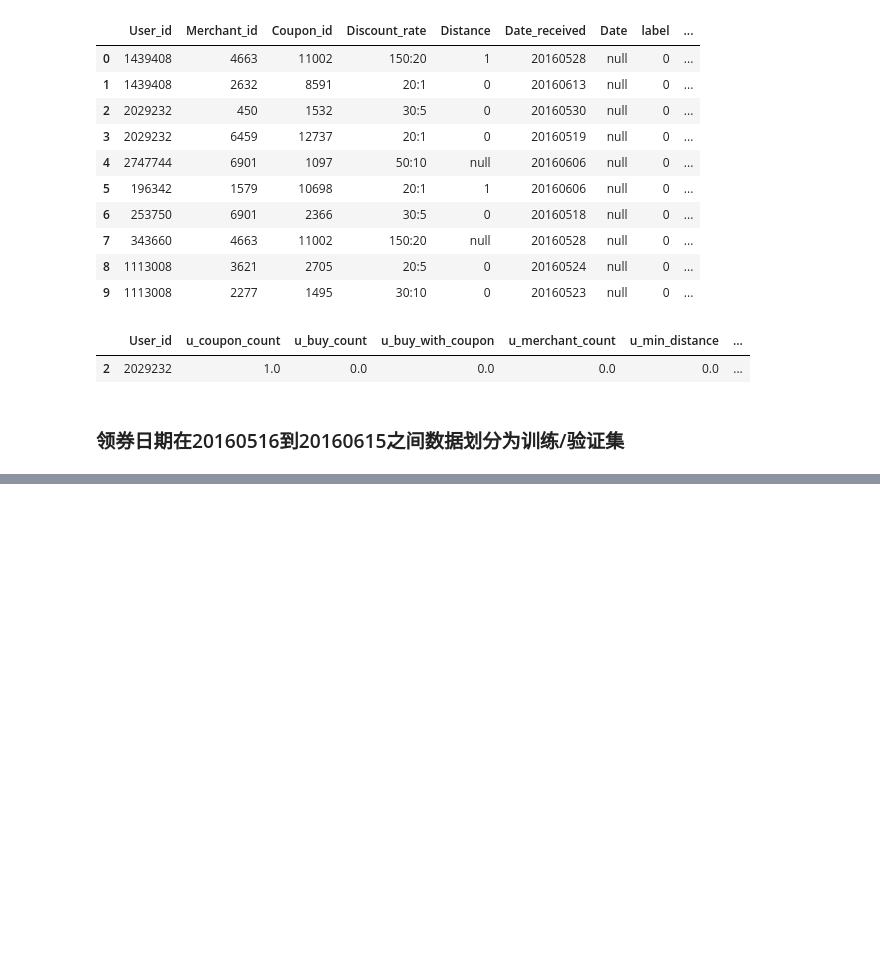
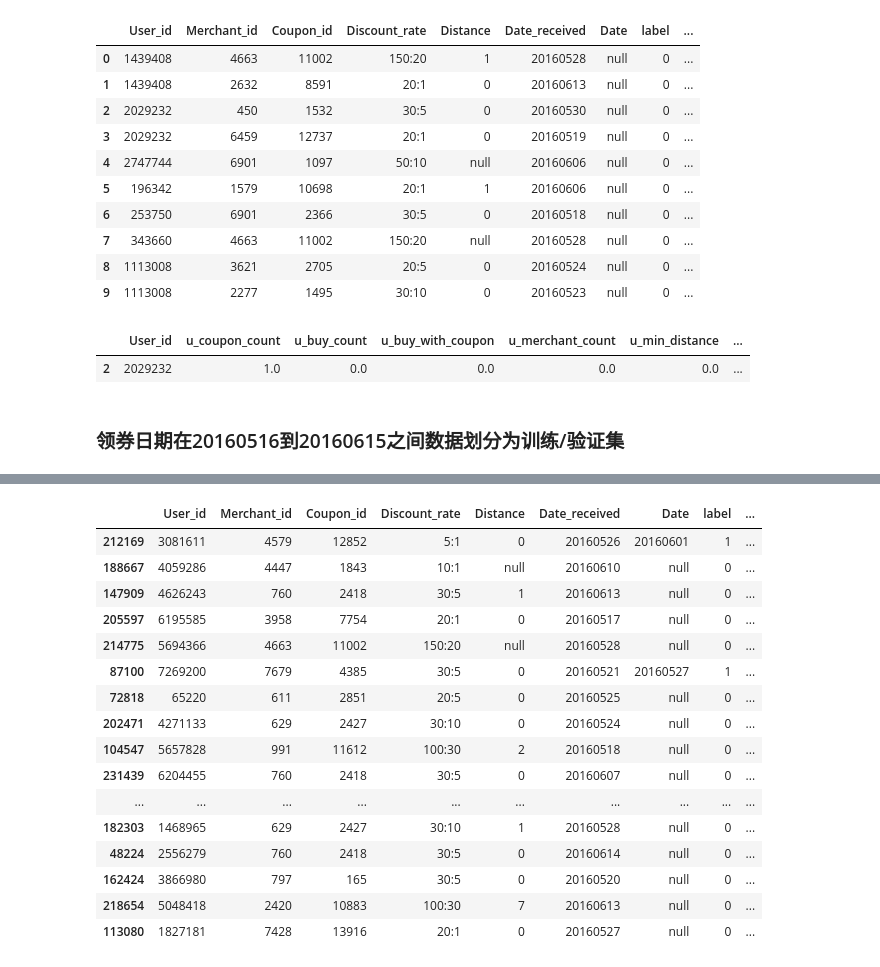
Before and after one commit to Gavin16/Albb-TC-Competition, a Jupyter notebook: projects/ipynb/mymodel.ipynb, the cells around one changed output, grey strips where cells are left out. Drawn from its saved outputs; the diff is of its cells as text; code cells hidden in the pictures; blank space fills up the shorter version.

```diff
--- a/projects/ipynb/mymodel.ipynb
+++ b/projects/ipynb/mymodel.ipynb
@@ -170,7 +177,7 @@ from addFeature import userFeature,merchantFeature,usermerchantFeature
 # %%
 userfeature = userFeature(feature)
 merchantfeature = merchantFeature(feature)
-usermerchantFeature = usermerchantFeature(feature)
+usermerchantfeature = usermerchantFeature(feature)
 # %% [output]
 ['User_id', 'u_coupon_count', 'u_buy_count', 'u_buy_with_coupon', 'u_merchant_count', 'u_min_distance', 'u_max_distance', 'u_mean_distance', 'u_median_distance', 'u_use_coupon_rate', 'u_buy_with_coupo ...
 ['Merchant_id', 'm_coupon_count', 'm_sale_count', 'm_sale_with_coupon', 'm_min_distance', 'm_max_distance', 'm_mean_distance', 'm_median_distance', 'm_coupon_use_rate', 'm_sale_with_coupon_rate']
@@ -185,9 +192,9 @@ userfeature.head()
 | 3 | 2223968 | 1.0 | 0.0 | 0.0 | 0.0 | 0.0 | ... |
 | 4 | 73611 | 1.0 | 0.0 | 0.0 | 0.0 | 0.0 | ... |
 # %%
-data_tv = pd.merge(data,userfeature,how='left',on='User_id')
-data_tv = pd.merge(data_tv,merchantfeature,how='left',on='Merchant_id')
-data_tv = pd.merge(data_tv,usermerchantFeature,how='left',on=['User_id','Merchant_id'])
+data_tv = pd.merge(data,userfeature,how='left',on='User_id').fillna(0)
+data_tv = pd.merge(data_tv,merchantfeature,how='left',on='Merchant_id').fillna(0)
+data_tv = pd.merge(data_tv,usermerchantfeature,how='left',on=['User_id','Merchant_id']).fillna(0)
 # %%
 pd.set_option('display.max_columns',None)
 data_tv.head(10)
@@ -212,3 +219,8 @@ userfeature[userfeature['User_id']==2029232]
 ###  领券日期在20160516到20160615之间数据划分为训练/验证集
 # %%
 train,valid = train_test_split(data_tv,stratify=data_tv['label'],random_state=100)
+# %%
+weekdaycols = ['weekday_' + str(i) for i in range(1, 8)]
+original_feature = ['discount_rate', 'discount_type', 'discount_expire', 'discount_amount', 'distance', 'weekday',
+                    'weekday_type'] + weekdaycols
+predictors = original_feature+userfeature.columns.tolist()[1:]+merchantfeature.columns.tolist()[1:]+usermerchantfeature.columns.tolist()[1:]
@@ -214,0 +275,33 @@ train,valid = train_test_split(data_tv,stratify=data_tv['label'],random_state=10
+# %%
+if not os.path.isfile('model_1.pkl'):
+    model = check_model(train, predictors)
+    print(model.best_score_)
+    print(model.best_params_)
+    with open('model_1.pkl', 'wb') as f:
+        pickle.dump(model, f)
+else:
+    # 训练集和验证集的划分是按固定的时间划分的,因此第一次训练好的模型之后可以直接用
+    with open('model_1.pkl', 'rb') as f:
+        model = pickle.load(f)
+# %%
+valid_tmp = valid.copy()
+valid_tmp['pred_prob'] = model.predict_proba(valid_tmp[predictors])[:,1]
+valid_tmp.head(20)
+# %% [output]
+|  | User_id | Merchant_id | Coupon_id | Discount_rate | Distance | Date_received | Date | label | ... |
+| 212169 | 3081611 | 4579 | 12852 | 5:1 | 0 | 20160526 | 20160601 | 1 | ... |
+| 188667 | 4059286 | 4447 | 1843 | 10:1 | null | 20160610 | null | 0 | ... |
+| 147909 | 4626243 | 760 | 2418 | 30:5 | 1 | 20160613 | null | 0 | ... |
+| 205597 | 6195585 | 3958 | 7754 | 20:1 | 0 | 20160517 | null | 0 | ... |
+| 214775 | 5694366 | 4663 | 11002 | 150:20 | null | 20160528 | null | 0 | ... |
+| 87100 | 7269200 | 7679 | 4385 | 30:5 | 0 | 20160521 | 20160527 | 1 | ... |
+| 72818 | 65220 | 611 | 2851 | 20:5 | 0 | 20160525 | null | 0 | ... |
+| 202471 | 4271133 | 629 | 2427 | 30:10 | 0 | 20160524 | null | 0 | ... |
+| 104547 | 5657828 | 991 | 11612 | 100:30 | 2 | 20160518 | null | 0 | ... |
+| 231439 | 6204455 | 760 | 2418 | 30:5 | 0 | 20160607 | null | 0 | ... |
+| ... | ... | ... | ... | ... | ... | ... | ... | ... | ... |
+| 182303 | 1468965 | 629 | 2427 | 30:10 | 1 | 20160528 | null | 0 | ... |
+| 48224 | 2556279 | 760 | 2418 | 30:5 | 0 | 20160614 | null | 0 | ... |
+| 162424 | 3866980 | 797 | 165 | 30:5 | 0 | 20160520 | null | 0 | ... |
+| 218654 | 5048418 | 2420 | 10883 | 100:30 | 7 | 20160613 | null | 0 | ... |
+| 113080 | 1827181 | 7428 | 13916 | 20:1 | 0 | 20160527 | null | 0 | ... |
```
Also changed, not shown: parts of 6 cells of this notebook.
